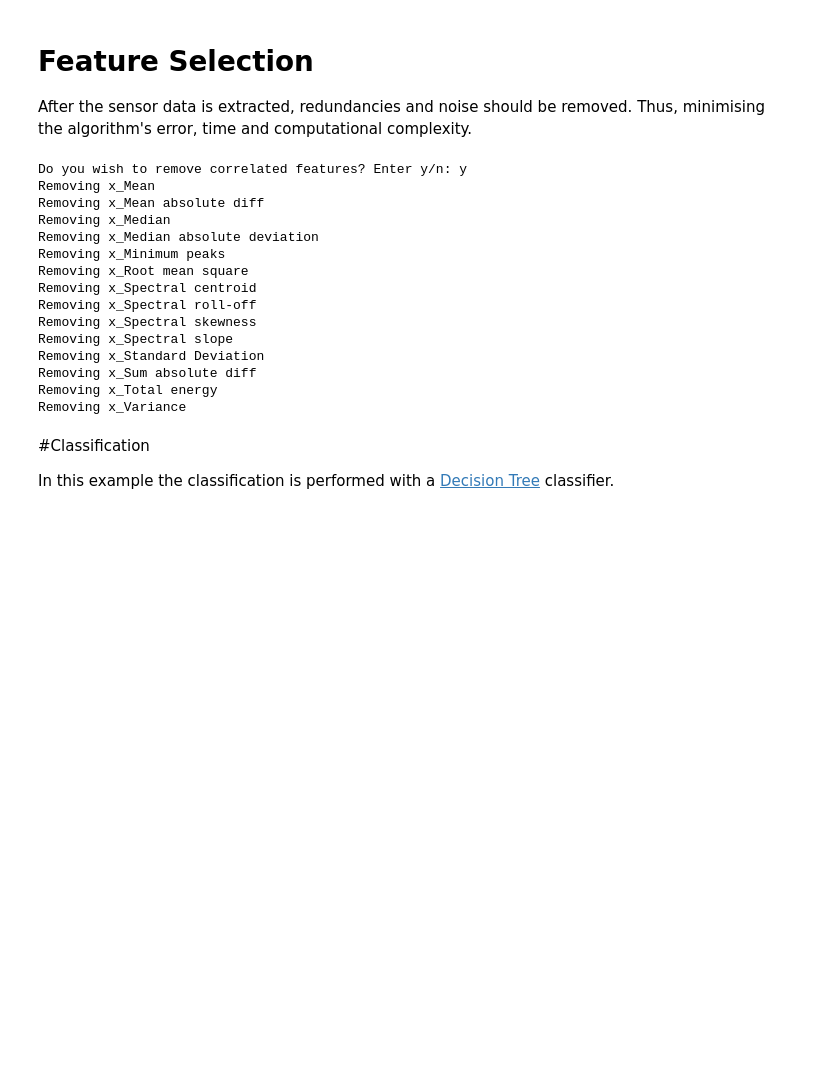
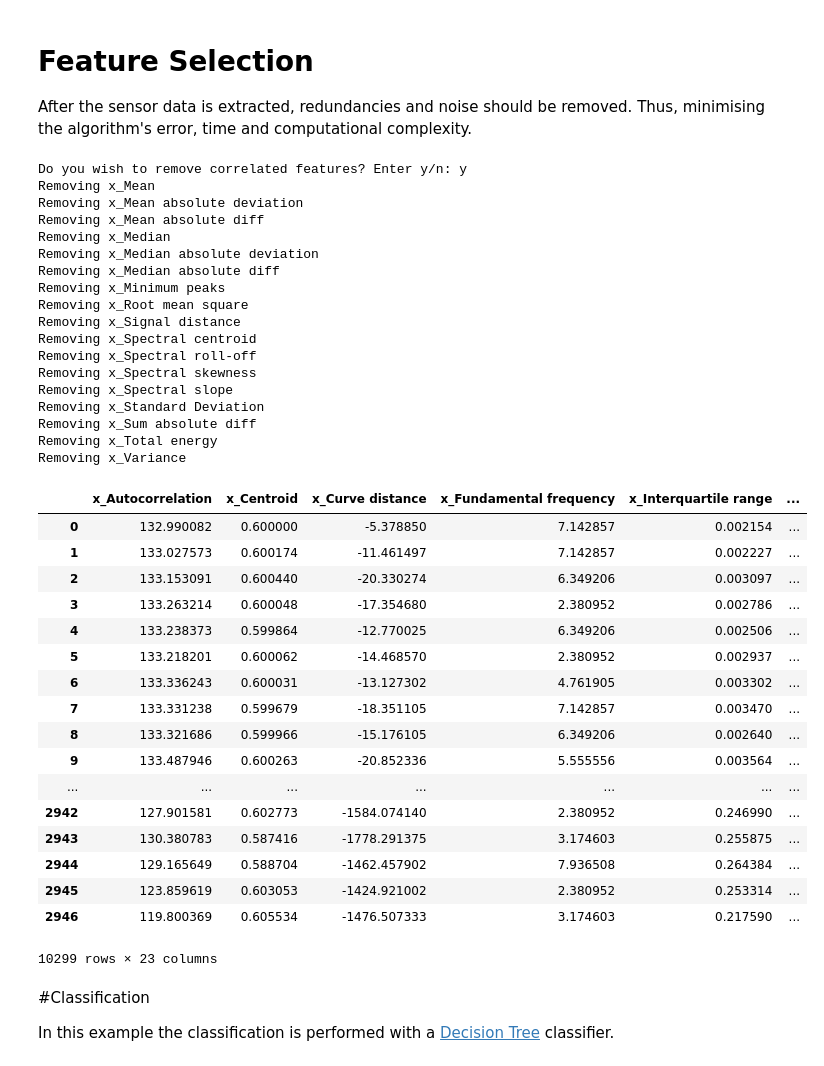
Before and after one commit to TSFDlib/TSFEL, a Jupyter notebook: HAR_solution.ipynb, the cells around one changed output. Cells and saved outputs as stored; diff of their text form; code cells hidden in the pictures; blank space fills up the shorter version.

```diff
--- a/HAR_solution.ipynb
+++ b/HAR_solution.ipynb
@@ -96,12 +86,12 @@ A feature report is saved in /utils.
 #@title Feature Extraction
 
 # Extract excel info
-googleSheet_name = 'TFEL_gS'
+googleSheet_name = 'Configuration Manager2'
 cfg_file = tslib.extract_sheet(googleSheet_name)
 
 # Get features
-X_train = tslib.extract_features(x_train_sig, 'train', cfg_file, segment=False)
-X_test = tslib.extract_features(x_test_sig, 'test', cfg_file, segment=False)
+X_train = tslib.extract_features(x_train_sig, 'x', cfg_file, segment=False)
+X_test = tslib.extract_features(x_test_sig, 'x', cfg_file, segment=False)
 # %% [output]
 *** Feature extraction started ***
 *** Feature extraction finished ***
@@ -113,7 +103,7 @@ X_test = tslib.extract_features(x_test_sig, 'test', cfg_file, segment=False)
 After the sensor data is extracted, redundancies and noise should be removed. Thus, minimising the algorithm's error, time and computational complexity.
 # %%
 # Concatenation of entire data
-features = pd.concat([X_train,X_test])
+features = pd.concat([X_train, X_test])
 # Highly correlated features are removed
 features = tslib.correlation_report(features)
 X_train = features[:len(X_train)]
@@ -121,11 +111,14 @@ X_test = features[len(X_train):]
 # %% [output]
 Do you wish to remove correlated features? Enter y/n: y
 Removing x_Mean
+Removing x_Mean absolute deviation
 Removing x_Mean absolute diff
 Removing x_Median
 Removing x_Median absolute deviation
+Removing x_Median absolute diff
 Removing x_Minimum peaks
 Removing x_Root mean square
+Removing x_Signal distance
 Removing x_Spectral centroid
 Removing x_Spectral roll-off
 Removing x_Spectral skewness
@@ -136,7 +129,26 @@ Removing x_Total energy
 Removing x_Variance
 # %%
 #@title Preview Features
-df
+features
+# %% [output]
+|  | x_Autocorrelation | x_Centroid | x_Curve distance | x_Fundamental frequency | x_Interquartile range | ... |
+| 0 | 132.990082 | 0.600000 | -5.378850 | 7.142857 | 0.002154 | ... |
+| 1 | 133.027573 | 0.600174 | -11.461497 | 7.142857 | 0.002227 | ... |
+| 2 | 133.153091 | 0.600440 | -20.330274 | 6.349206 | 0.003097 | ... |
+| 3 | 133.263214 | 0.600048 | -17.354680 | 2.380952 | 0.002786 | ... |
+| 4 | 133.238373 | 0.599864 | -12.770025 | 6.349206 | 0.002506 | ... |
+| 5 | 133.218201 | 0.600062 | -14.468570 | 2.380952 | 0.002937 | ... |
+| 6 | 133.336243 | 0.600031 | -13.127302 | 4.761905 | 0.003302 | ... |
+| 7 | 133.331238 | 0.599679 | -18.351105 | 7.142857 | 0.003470 | ... |
+| 8 | 133.321686 | 0.599966 | -15.176105 | 6.349206 | 0.002640 | ... |
+| 9 | 133.487946 | 0.600263 | -20.852336 | 5.555556 | 0.003564 | ... |
+| ... | ... | ... | ... | ... | ... | ... |
+| 2942 | 127.901581 | 0.602773 | -1584.074140 | 2.380952 | 0.246990 | ... |
+| 2943 | 130.380783 | 0.587416 | -1778.291375 | 3.174603 | 0.255875 | ... |
+| 2944 | 129.165649 | 0.588704 | -1462.457902 | 7.936508 | 0.264384 | ... |
+| 2945 | 123.859619 | 0.603053 | -1424.921002 | 2.380952 | 0.253314 | ... |
+| 2946 | 119.800369 | 0.605534 | -1476.507333 | 3.174603 | 0.217590 | ... |
+10299 rows × 23 columns
 # %% [markdown]
 #Classification
 
```
Also changed, not shown: parts of 8 cells of this notebook, 2 other files.
